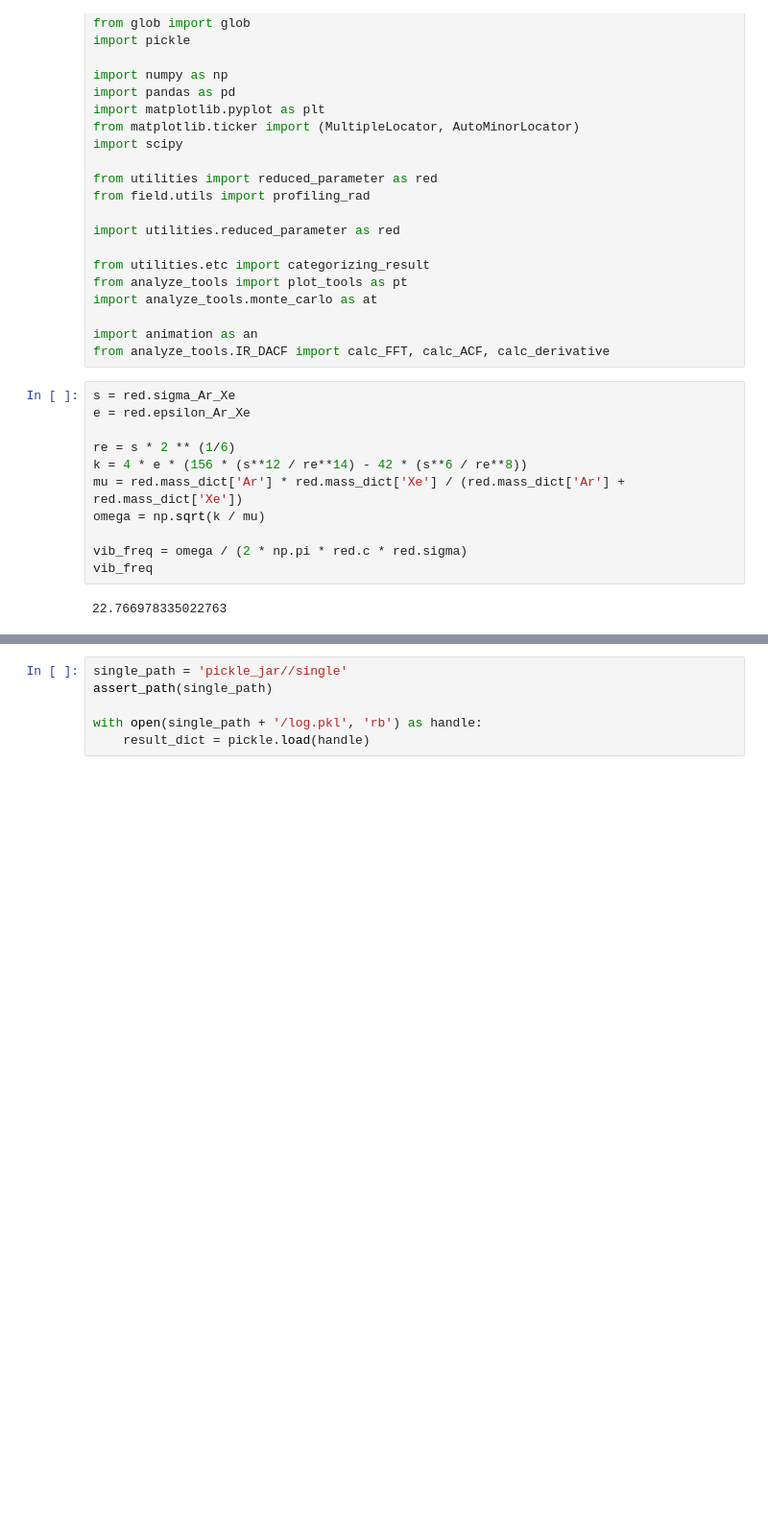
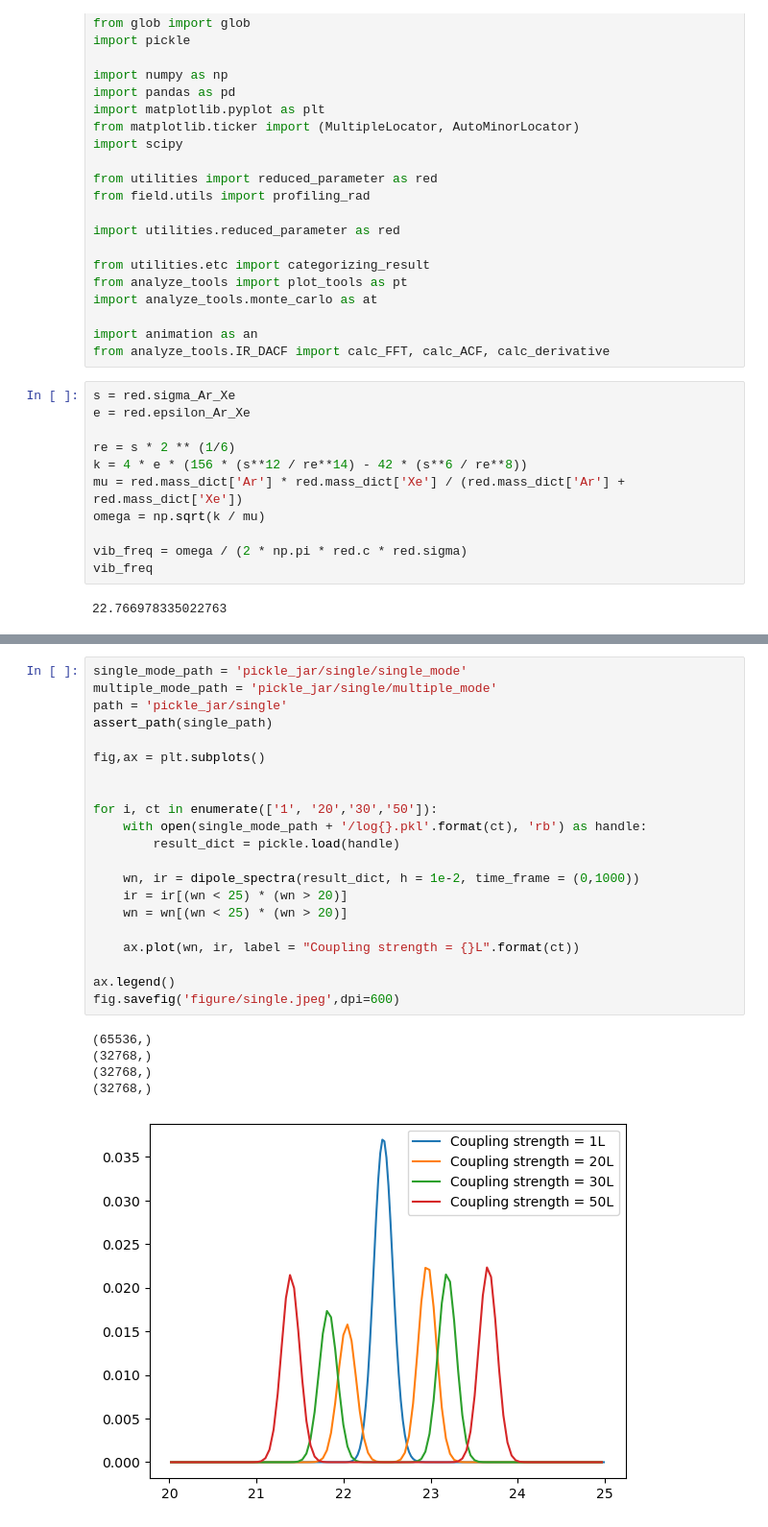
Before and after one commit to RibeiroGroup/Molecular-Dynamics-for-CIS, a Jupyter notebook: src/analyze_single.ipynb, the cells around one changed output, grey strips where cells are left out. Shown at 96% size. Drawn from its saved outputs; the diff is of its cells as text; blank space fills up the shorter version.

```diff
--- a/src/analyze_single.ipynb
+++ b/src/analyze_single.ipynb
@@ -132,8 +146,29 @@ def dipole_spectra(result_dict, h, time_frame = None, windows = 'Gaussian'):
 
     return np.array(wavenumber), np.array(ir)
 # %%
-single_path = 'pickle_jar//single'
+single_mode_path = 'pickle_jar/single/single_mode'
+multiple_mode_path = 'pickle_jar/single/multiple_mode'
+path = 'pickle_jar/single'
 assert_path(single_path)
 
-with open(single_path + '/log.pkl', 'rb') as handle:
-    result_dict = pickle.load(handle)
+fig,ax = plt.subplots()
+
+
+for i, ct in enumerate(['1', '20','30','50']):
+    with open(single_mode_path + '/log{}.pkl'.format(ct), 'rb') as handle:
+        result_dict = pickle.load(handle)
+
+    wn, ir = dipole_spectra(result_dict, h = 1e-2, time_frame = (0,1000))
+    ir = ir[(wn < 25) * (wn > 20)]
+    wn = wn[(wn < 25) * (wn > 20)]
+
+    ax.plot(wn, ir, label = "Coupling strength = {}L".format(ct))
+
+ax.legend()
+fig.savefig('figure/single.jpeg',dpi=600)
+# %% [output]
+(65536,)
+(32768,)
+(32768,)
+(32768,)
+[figure, added]
```
Also changed, not shown: parts of 7 cells of this notebook, 7 other files.
